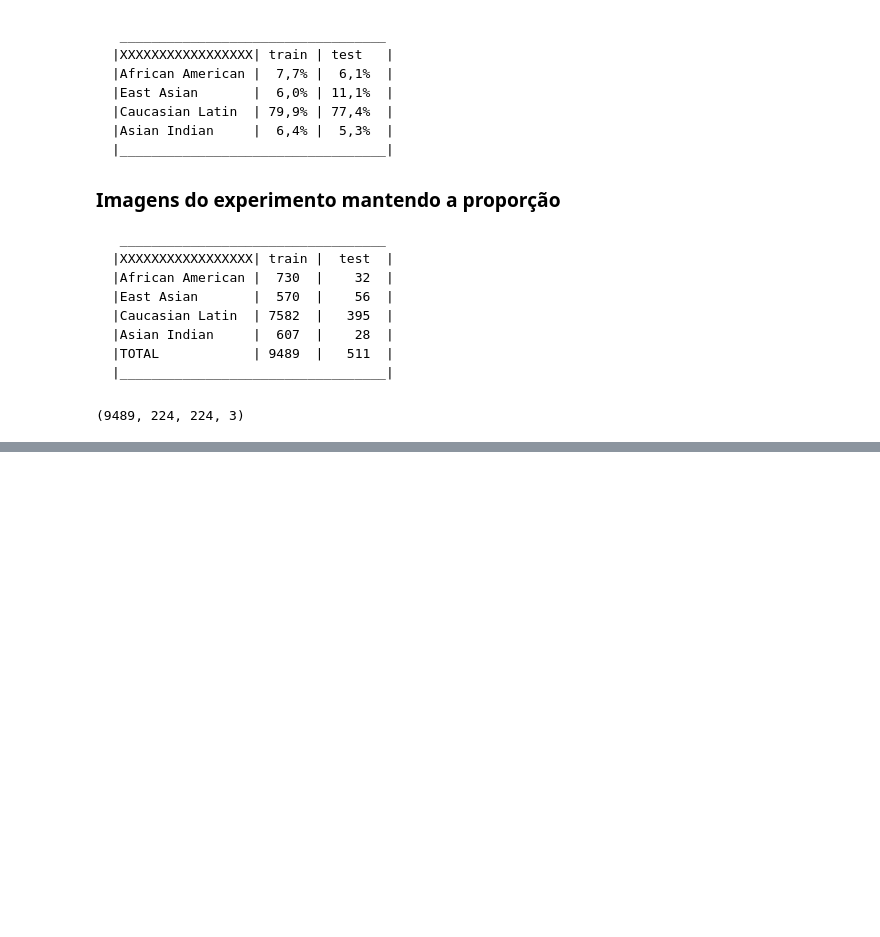
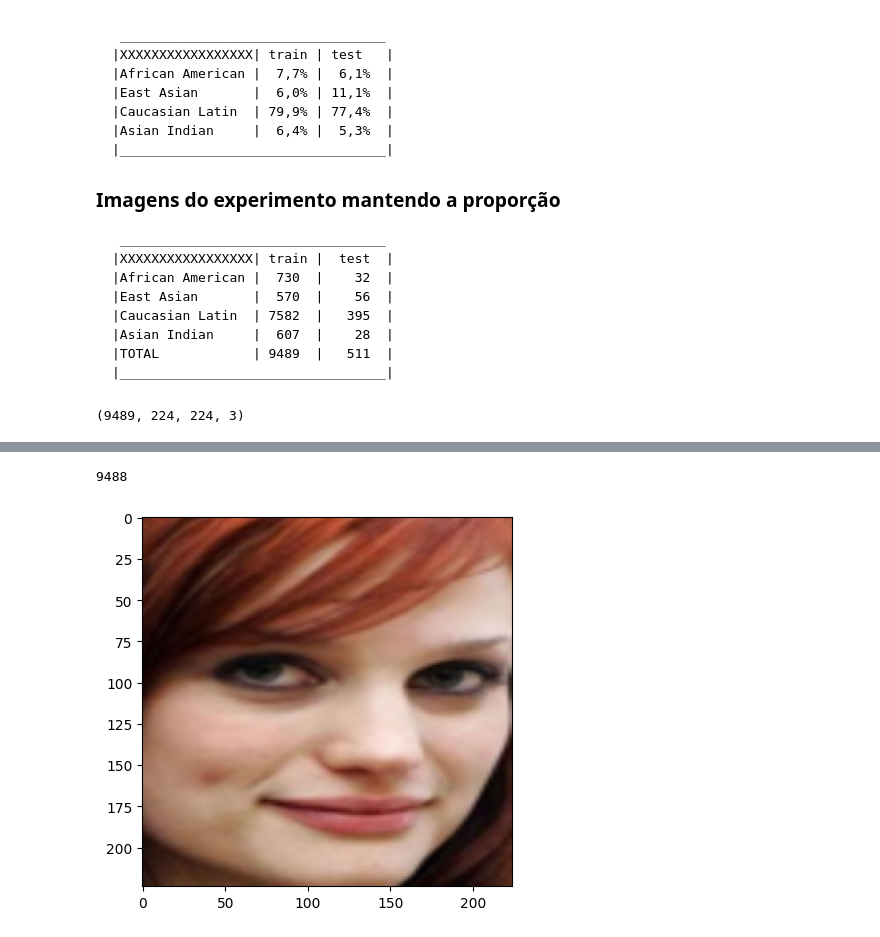
Before and after one commit to mplimonta/ICML, a Jupyter notebook: VMERResearch.ipynb, the cells around one changed output, grey strips where cells are left out. Saved outputs shown, nothing was run; the diff lists cells and outputs as text; code cells hidden in the pictures; blank space fills up the shorter version.

```diff
--- a/VMERResearch.ipynb
+++ b/VMERResearch.ipynb
@@ -54,16 +64,16 @@ for subjct in trainRoot.iter('subject'):
         trainIDX.append([subject_id,ethnicity])
 print(trainIDX)
 #Onde trainIDX[i][0] eh o numero do individuo e trainIDX[i][1] eh sua etnia
-test = []
+testIDX = []
 for subjct in testRoot.iter('subject'):
     id_element = subjct.find('id')
     ethEl = subjct.find('ethnicity')
     if id_element is not None and ethEl is not None:
         subject_id = id_element.text
         ethnicity = ethEl.text
-        test.append([subject_id,ethnicity])
-print(test)
-#Onde test[i][0] eh o numero do individuo e test[i][1] eh sua etnia
+        testIDX.append([subject_id,ethnicity])
+print(testIDX)
+#Onde testIDX[i][0] eh o numero do individuo e testIDX[i][1] eh sua etnia
 # %% [output]
 [['n000002', '3'], ['n000003', '3'], ['n000004', '3'], ['n000005', '3'], ['n000006', '4'], ['n000007', '4'], ['n000008', '3'], ['n000010', '4'], ['n000011', '4'], ['n000012', '3'], ['n000013', '3'], [ ...
 [['n000001', '2'], ['n000009', '2'], ['n000029', '3'], ['n000040', '3'], ['n000078', '4'], ['n000082', '4'], ['n000106', '3'], ['n000129', '3'], ['n000148', '2'], ['n000149', '3'], ['n000178', '1'], [ ...
@@ -163,0 +290,22 @@ print(X_train.shape)
+# %%
+detector = mtcnn.MTCNN()
+face_array_train = np.zeros((9489,) + (224,224) + (3,), dtype=np.uint8)
+for i in range(0, 9489):
+    results = detector.detect_faces(X_train[i])
+    clear_output(wait=True)
+    print(i)
+    if results:
+        x1, y1, width, height = results[0]['box']
+        x2, y2 = x1 + width, y1 + height
+        face = X_train[i][y1:y2, x1:x2]
+        image = np.array(face)
+        face_array_train[i] = cv2.resize(image,(224, 224))
+        del results, x1, y1, x2, y2, width, height, face, image
+    else:
+        face_array_train[i] = X_train[i]
+
+plt.imshow(face_array_train[0])
+plt.show()
+# %% [output]
+9488
+[figure, added]
```
Also changed, not shown: parts of 7 cells of this notebook, 3 other files.
